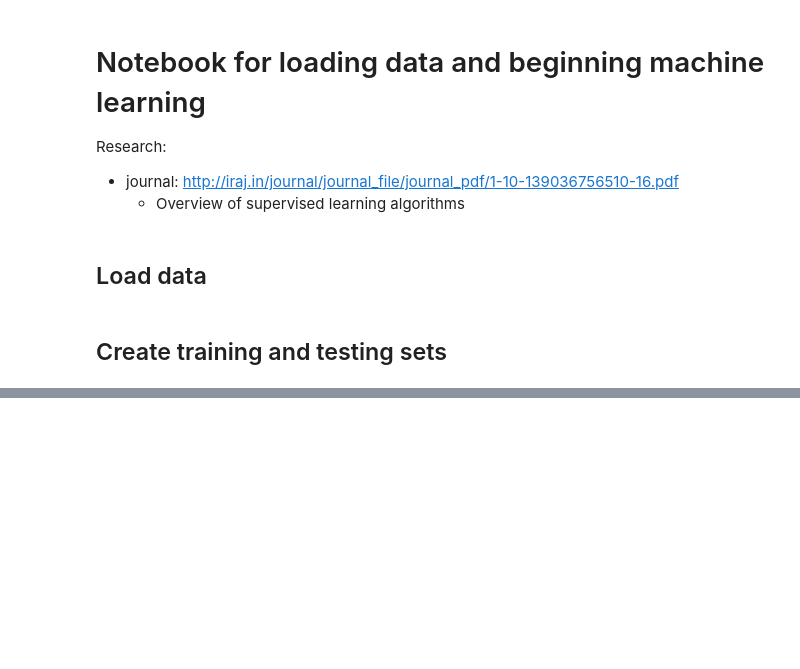
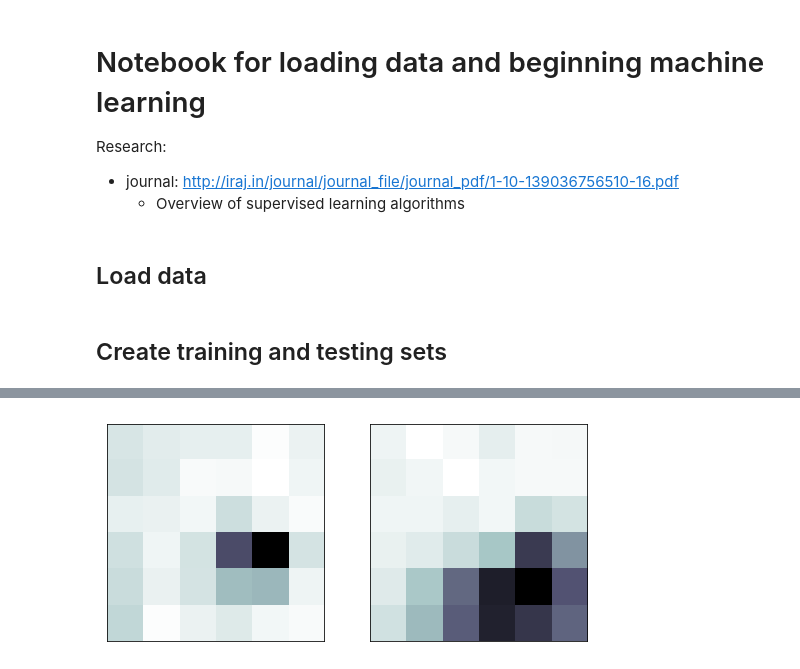
Before and after one commit to charlievweiss/astrostats_finalproject, a Jupyter notebook: data_analysis.ipynb, the cells around one changed output, grey strips where cells are left out. Cells and saved outputs as stored; diff of their text form; code cells hidden in the pictures; blank space fills up the shorter version.

```diff
--- a/data_analysis.ipynb
+++ b/data_analysis.ipynb
@@ -123,0 +128,9 @@ print(test)
+# %%
+# Visualize images
+fig, axes = plt.subplots(1,2, figsize=(9, 4),
+                         subplot_kw={'xticks':[], 'yticks':[]},
+                         gridspec_kw=dict(hspace=0.1, wspace=0.1))
+for i, ax in enumerate(axes.flat):
+    ax.imshow(pca.components_[i].reshape(6,6), cmap='bone')
+# %% [output]
+[figure, added]
```
Also changed, not shown: parts of 11 cells of this notebook.
